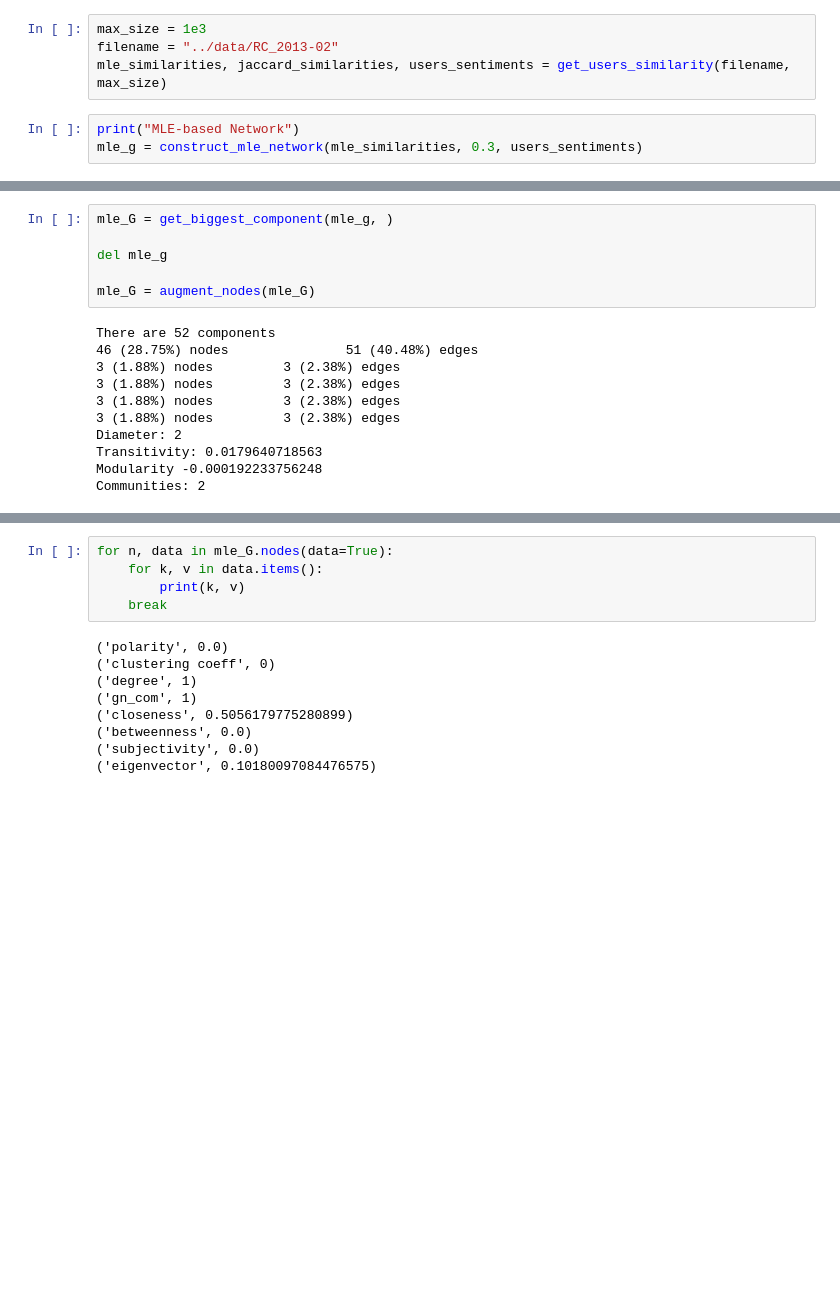
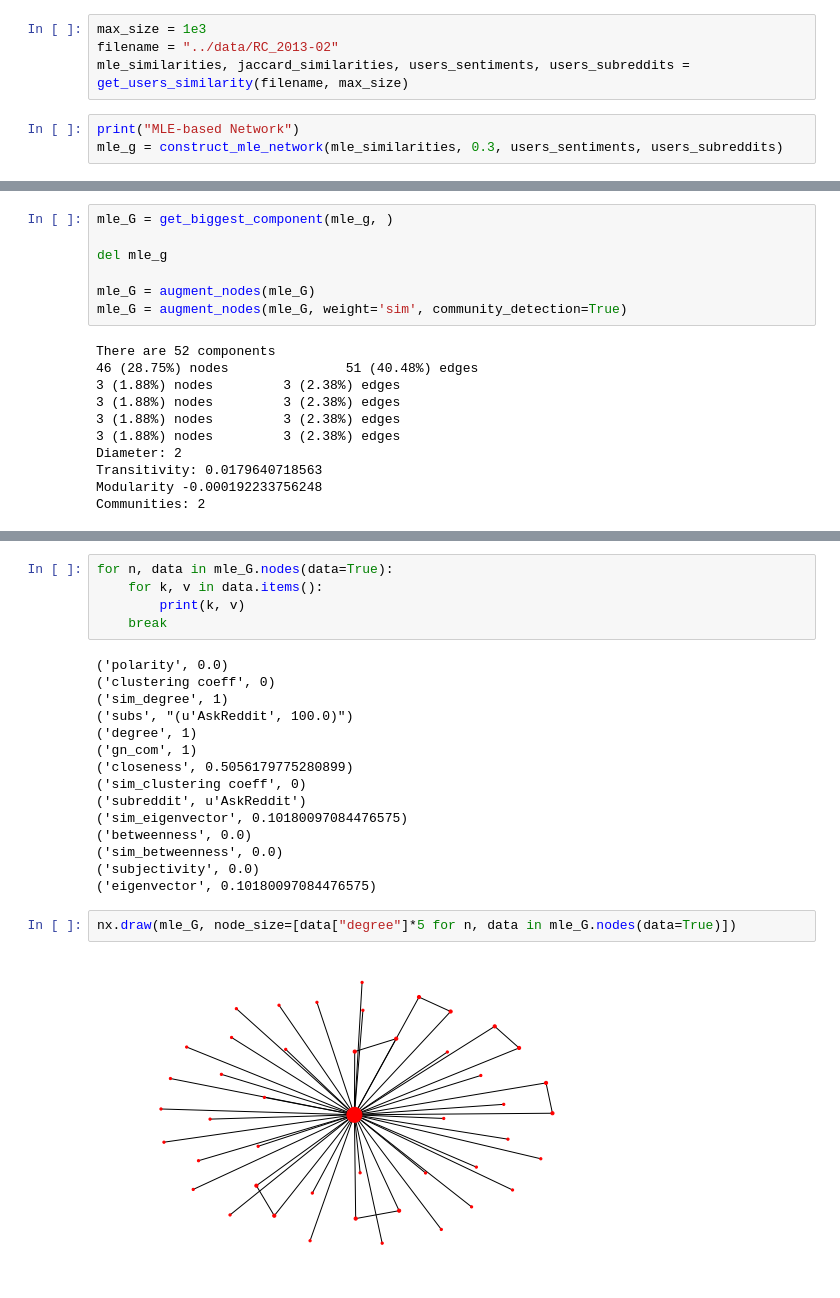
Before and after one commit to AmmarRashed/SubjNet, a Jupyter notebook: notebooks/authors_network.ipynb, the cells around one changed output, grey strips where cells are left out. Drawn from its saved outputs; the diff is of its cells as text; blank space fills up the shorter version.

Commit message:
reported subreddits distribution per node

```diff
--- a/notebooks/authors_network.ipynb
+++ b/notebooks/authors_network.ipynb
@@ -25,10 +25,10 @@ $$\textbf{Jaccard Similarity}=J(u_i|u_j) = \frac{E(u_i) \cap E(u_j)}{E(u_i) \cup
 # %%
 max_size = 1e3
 filename = "../data/RC_2013-02"
-mle_similarities, jaccard_similarities, users_sentiments = get_users_similarity(filename, max_size)
+mle_similarities, jaccard_similarities, users_sentiments, users_subreddits = get_users_similarity(filename, max_size)
 # %%
 print("MLE-based Network")
-mle_g = construct_mle_network(mle_similarities, 0.3, users_sentiments)
+mle_g = construct_mle_network(mle_similarities, 0.3, users_sentiments, users_subreddits)
 # %% [output]
 MLE-based Network
 160 nodes
@@ -46,6 +46,7 @@ mle_G = get_biggest_component(mle_g, )
 del mle_g
 
 mle_G = augment_nodes(mle_G)
+mle_G = augment_nodes(mle_G, weight='sim', community_detection=True)
 # %% [output]
 There are 52 components
 46 (28.75%) nodes               51 (40.48%) edges
@@ -82,9 +85,19 @@ for n, data in mle_G.nodes(data=True):
 # %% [output]
 ('polarity', 0.0)
 ('clustering coeff', 0)
+('sim_degree', 1)
+('subs', "(u'AskReddit', 100.0)")
 ('degree', 1)
 ('gn_com', 1)
 ('closeness', 0.5056179775280899)
+('sim_clustering coeff', 0)
+('subreddit', u'AskReddit')
+('sim_eigenvector', 0.10180097084476575)
 ('betweenness', 0.0)
+('sim_betweenness', 0.0)
 ('subjectivity', 0.0)
 ('eigenvector', 0.10180097084476575)
+# %%
+nx.draw(mle_G, node_size=[data["degree"]*5 for n, data in mle_G.nodes(data=True)])
+# %% [output]
+[figure, added]
```
Also changed, not shown: parts of 3 cells of this notebook, 2 other files.
